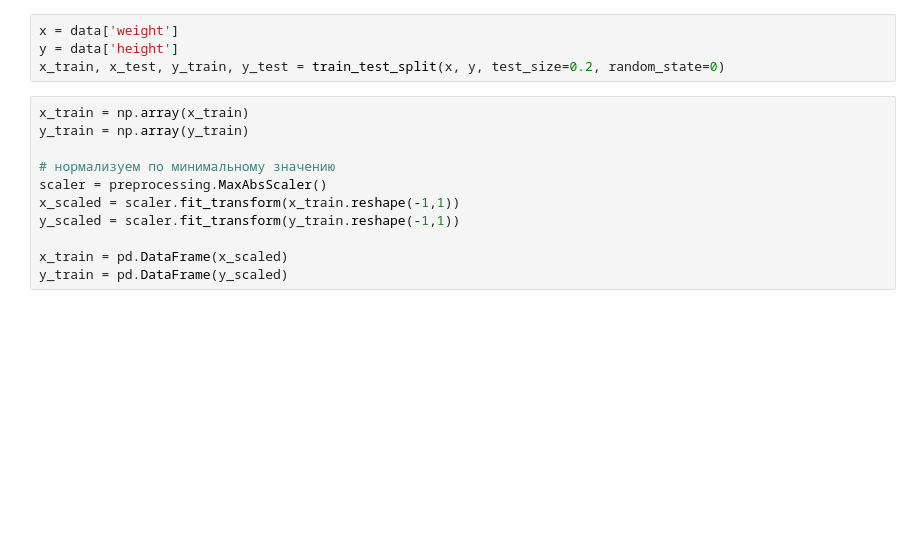
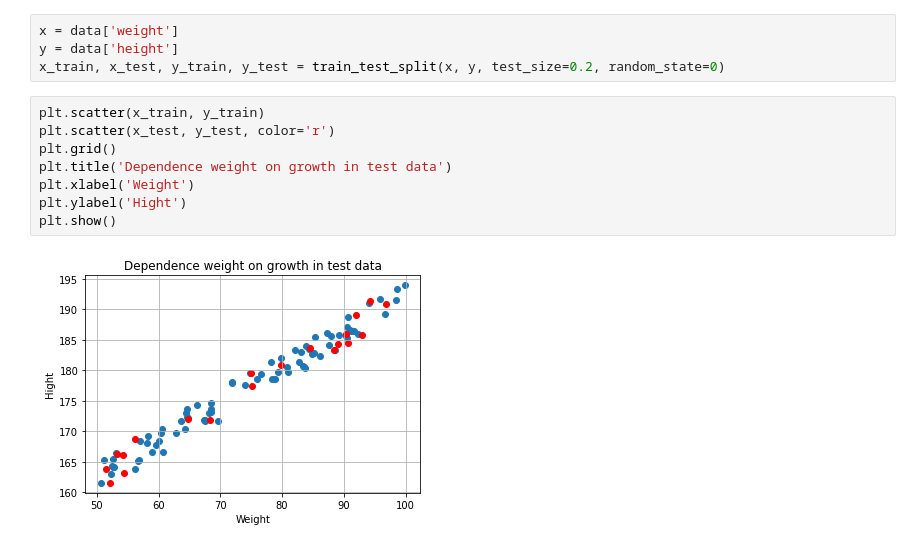
Before and after one commit to nikit34/training_DS, a Jupyter notebook: custom_StochasticGradientDescent.ipynb, the cells around one changed output. Drawn from its saved outputs; the diff is of its cells as text; blank space fills up the shorter version.

```diff
--- a/custom_StochasticGradientDescent.ipynb
+++ b/custom_StochasticGradientDescent.ipynb
@@ -14,14 +15,13 @@ data = pd.read_csv('dataset.csv', sep=',')
 x = data['weight']
 y = data['height']
 x_train, x_test, y_train, y_test = train_test_split(x, y, test_size=0.2, random_state=0)
-# %%
-x_train = np.array(x_train)
-y_train = np.array(y_train)
-
-# нормализуем по минимальному значению
-scaler = preprocessing.MaxAbsScaler()
-x_scaled = scaler.fit_transform(x_train.reshape(-1,1))
-y_scaled = scaler.fit_transform(y_train.reshape(-1,1))
-
-x_train = pd.DataFrame(x_scaled)
-y_train = pd.DataFrame(y_scaled)
+# %%
+plt.scatter(x_train, y_train)
+plt.scatter(x_test, y_test, color='r')
+plt.grid()
+plt.title('Dependence weight on growth in test data')
+plt.xlabel('Weight')
+plt.ylabel('Hight')
+plt.show()
+# %% [output]
+[figure, added]
```
Also changed, not shown: parts of 8 cells of this notebook.
